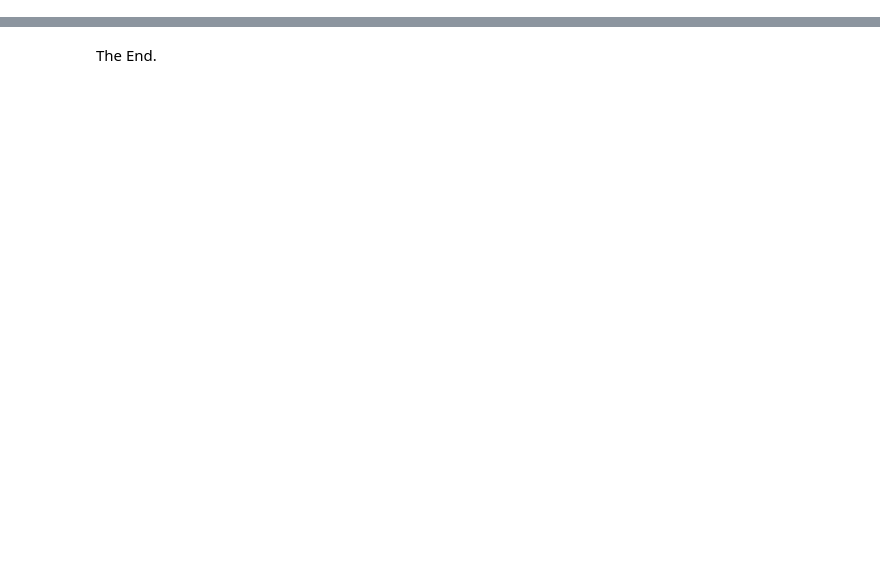
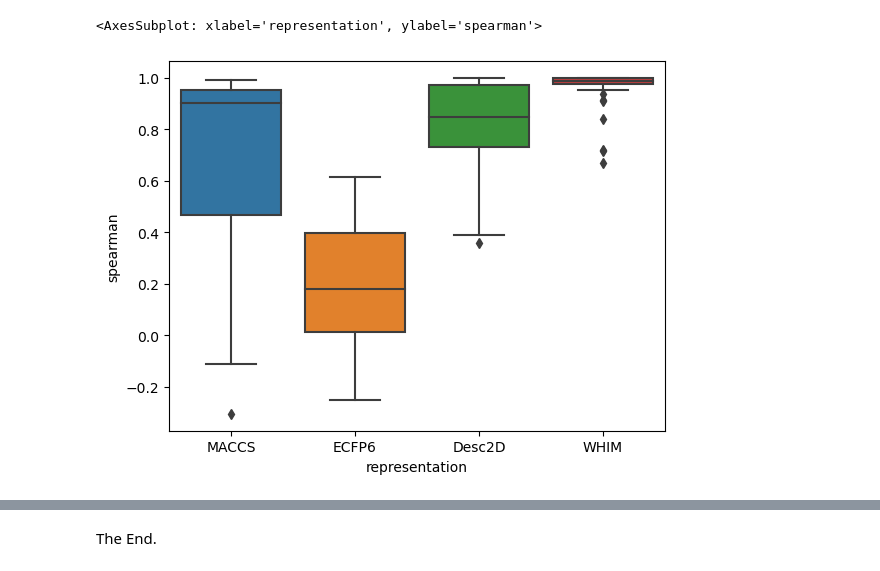
Before and after one commit to valence-labs/mood-experiments, a Jupyter notebook: notebooks/01. Relation between model space and input space.ipynb, the cells around one changed output, grey strips where cells are left out. Cells and saved outputs as stored; diff of their text form; code cells hidden in the pictures; blank space fills up the shorter version.

```diff
--- a/notebooks/01. Relation between model space and input space.ipynb
+++ b/notebooks/01. Relation between model space and input space.ipynb
@@ -98 +23,6 @@ Done!
+# %%
+sns.boxplot(data=df, x="representation", y="spearman")
+# %% [output]
+<AxesSubplot: xlabel='representation', ylabel='spearman'>
+[figure, added]
 # %%
```
Also changed, not shown: parts of 10 cells of this notebook, 2 other files.
